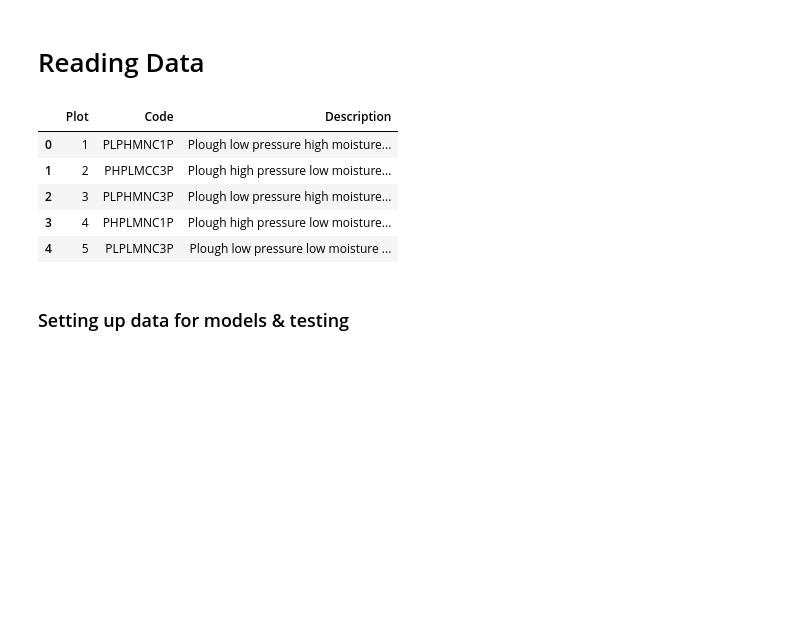
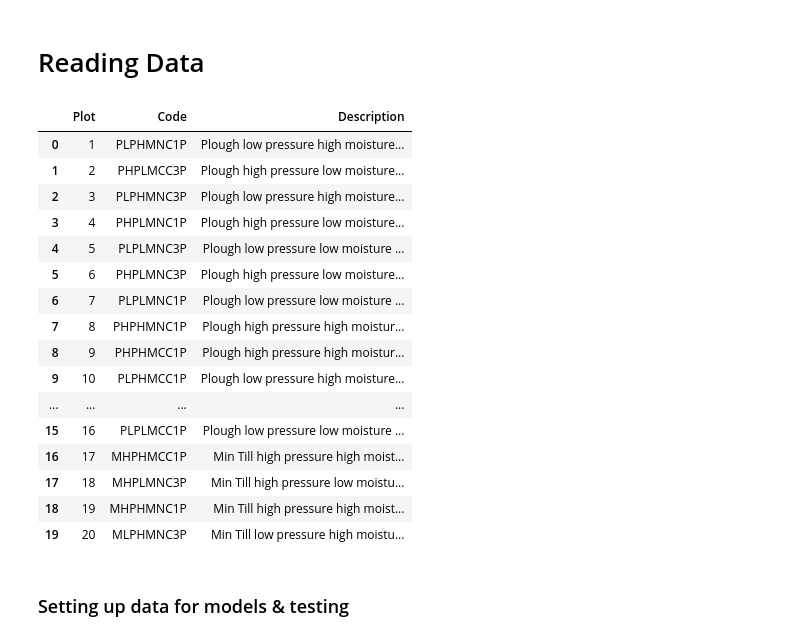
Before and after one commit to ciaranpflanagan/FYP, a Jupyter notebook: treatment_models.ipynb, the cells around one changed output. Drawn from its saved outputs; the diff is of its cells as text; code cells hidden in the pictures; blank space fills up the shorter version.

```diff
--- a/treatment_models.ipynb
+++ b/treatment_models.ipynb
@@ -20,24 +20,35 @@ import matplotlib.pyplot as plt
 # %%
 df_2021 = pd.read_csv('data/2021.csv')
 # df_2021.dropna(inplace=True)
 # df_2021.tail(20)
 
 df_2020 = pd.read_csv('data/2020.csv')
 # df_2020.dropna(inplace=True)
 # df_2020.tail(20)
 
 treatment_definitions = pd.read_csv('data/Plough & Till Plan/Definitions.csv')
 del treatment_definitions['Unnamed: 3']
 del treatment_definitions['Unnamed: 4']
 
-treatment_definitions.head()
+treatment_definitions.head(20)
 # %% [output]
 |  | Plot | Code | Description |
 | 0 | 1 | PLPHMNC1P | Plough low pressure high moisture... |
 | 1 | 2 | PHPLMCC3P | Plough high pressure low moisture... |
 | 2 | 3 | PLPHMNC3P | Plough low pressure high moisture... |
 | 3 | 4 | PHPLMNC1P | Plough high pressure low moisture... |
 | 4 | 5 | PLPLMNC3P | Plough low pressure low moisture ... |
+| 5 | 6 | PHPLMNC3P | Plough high pressure low moisture... |
+| 6 | 7 | PLPLMNC1P | Plough low pressure low moisture ... |
+| 7 | 8 | PHPHMNC1P | Plough high pressure high moistur... |
+| 8 | 9 | PHPHMCC1P | Plough high pressure high moistur... |
+| 9 | 10 | PLPHMCC1P | Plough low pressure high moisture... |
+| ... | ... | ... | ... |
+| 15 | 16 | PLPLMCC1P | Plough low pressure low moisture ... |
+| 16 | 17 | MHPHMCC1P | Min Till high pressure high moist... |
+| 17 | 18 | MHPLMNC3P | Min Till high pressure low moistu... |
+| 18 | 19 | MHPHMNC1P | Min Till high pressure high moist... |
+| 19 | 20 | MLPHMNC3P | Min Till low pressure high moistu... |
 # %% [markdown]
 ### Setting up data for models & testing
 # %%
```
Also changed, not shown: 1 other file.
